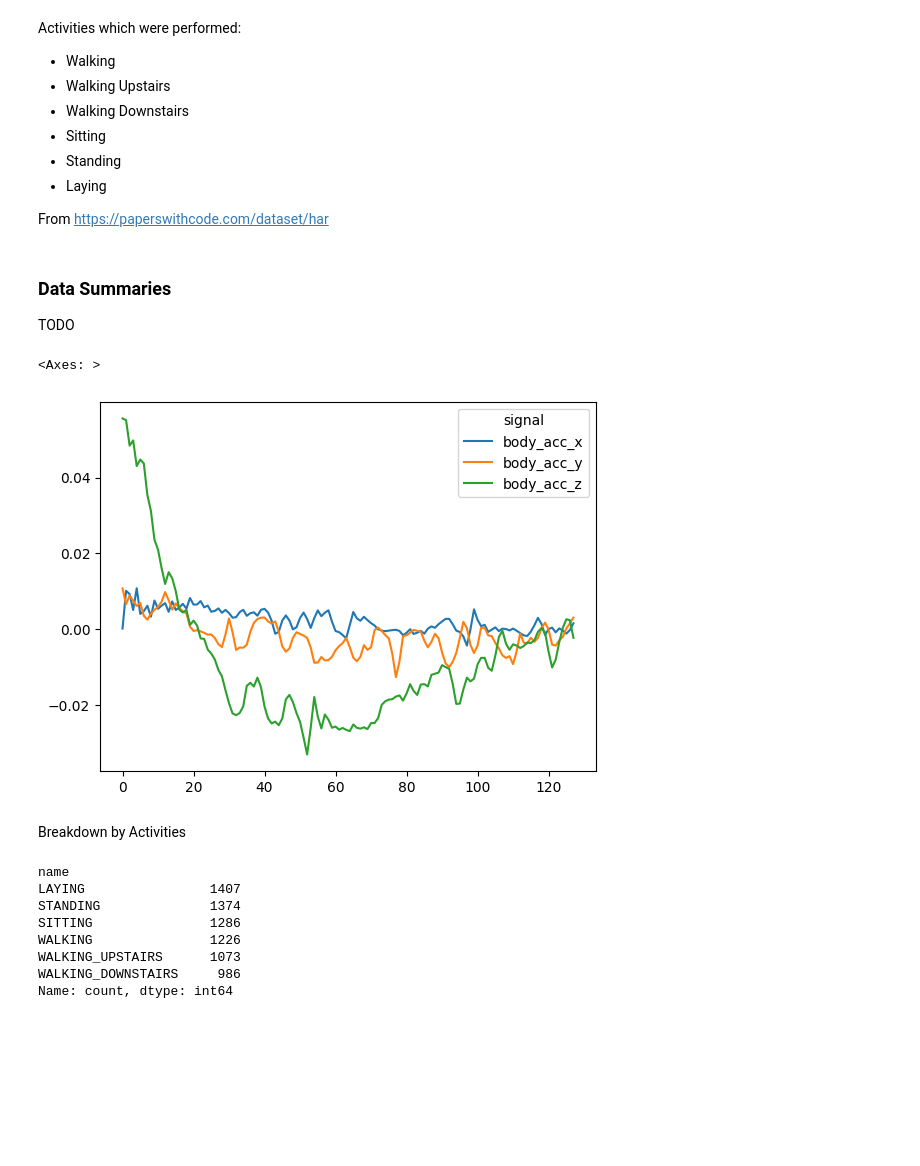
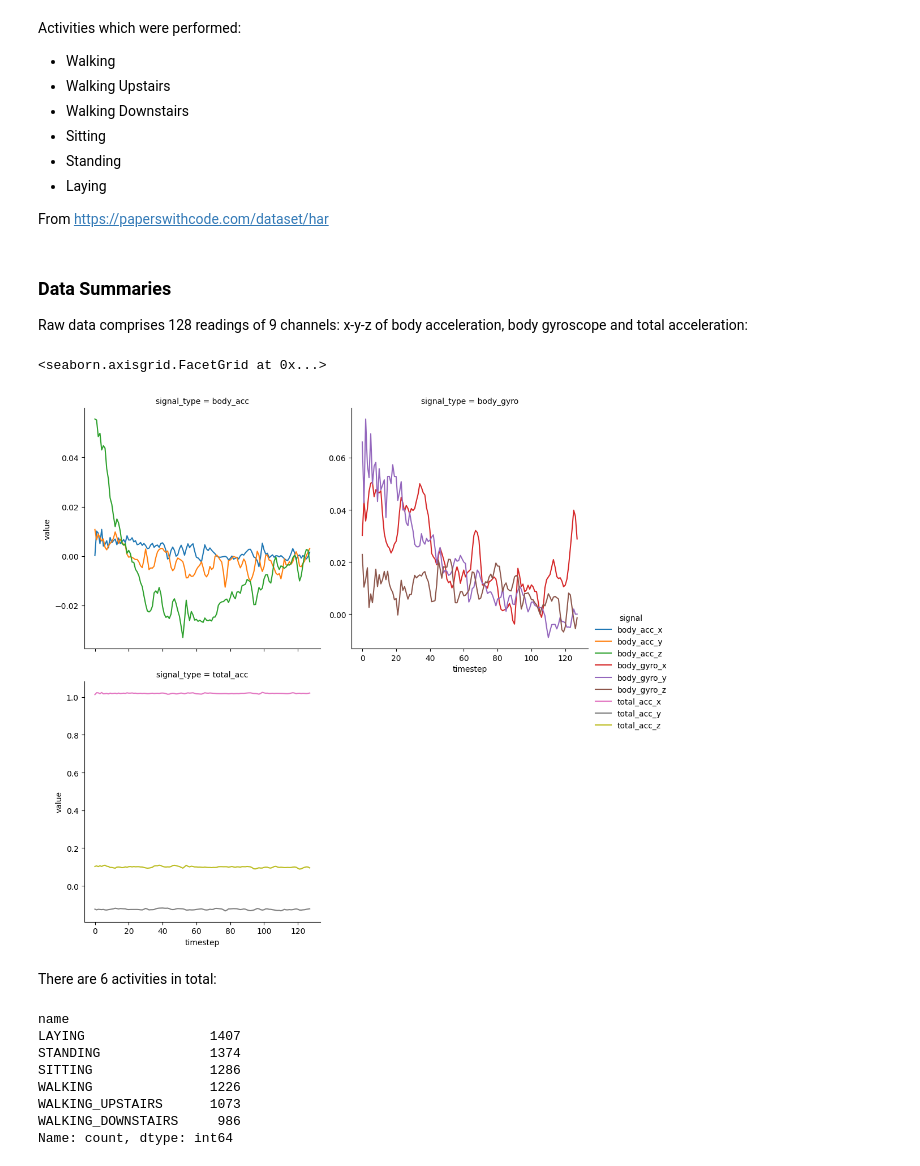
Before and after one commit to glebpnkv/xdp-analysis, a Jupyter notebook: notebooks/1_model_comparison.ipynb, the cells around one changed output. Cells and saved outputs as stored; diff of their text form; code cells hidden in the pictures; blank space fills up the shorter version.

```diff
--- a/notebooks/1_model_comparison.ipynb
+++ b/notebooks/1_model_comparison.ipynb
@@ -88,16 +88,32 @@ label_to_name_map = dc.df_test_y.groupby(
 # %% [markdown]
 ### Data Summaries
 
-TODO
+Raw data comprises 128 readings of 9 channels: x-y-z of body acceleration, body gyroscope and total acceleration:
-# %%
-dc.df_train_x.loc[0].reset_index(drop='subject_id').plot(
-    y=['body_acc_x', 'body_acc_y', 'body_acc_z']
-)
-# %% [output]
-<Axes: >
-[figure, removed]
+# %%
+df_plot = dc.df_train_x.loc[0].copy()
+
+df_plot = df_plot.reset_index().melt(
+    id_vars=["timestep"],
+    value_vars=df_plot.columns.tolist()
+)
+
+df_plot["signal_type"] = df_plot["signal"].str.replace("_([xyz])", "", regex=True)
+
+sns.relplot(
+    df_plot,
+    kind="line",
+    x="timestep",
+    y="value",
+    hue="signal",
+    col="signal_type",
+    col_wrap=2,
+    facet_kws={"sharey": False}
+)
+# %% [output]
+<seaborn.axisgrid.FacetGrid at 0x...>
+[figure, added]
 # %% [markdown]
-Breakdown by Activities
+There are 6 activities in total:
 # %%
 dc.df_train_y["name"].value_counts()
 # %% [output]
```
Also changed, not shown: parts of 26 cells of this notebook, 5 other files.
